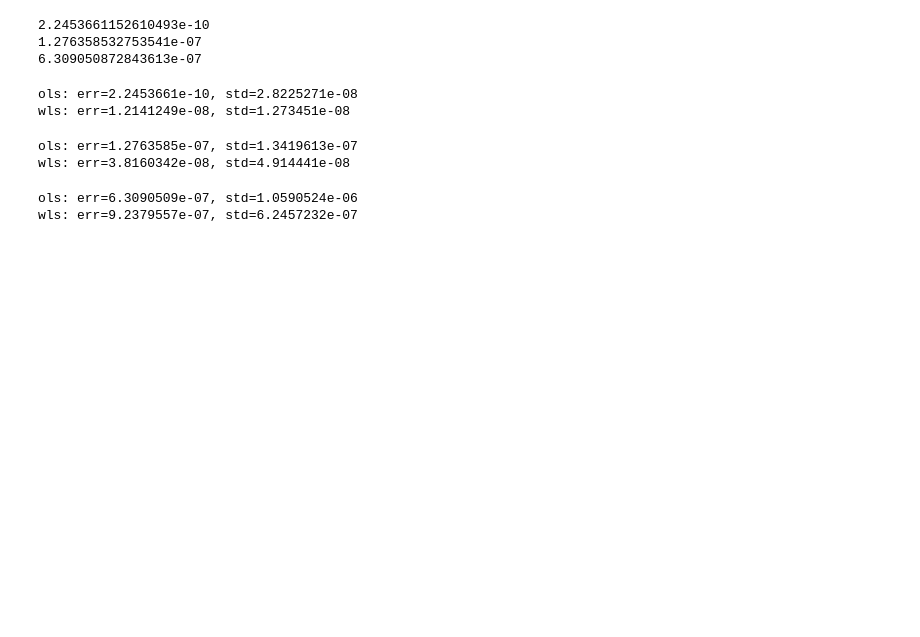
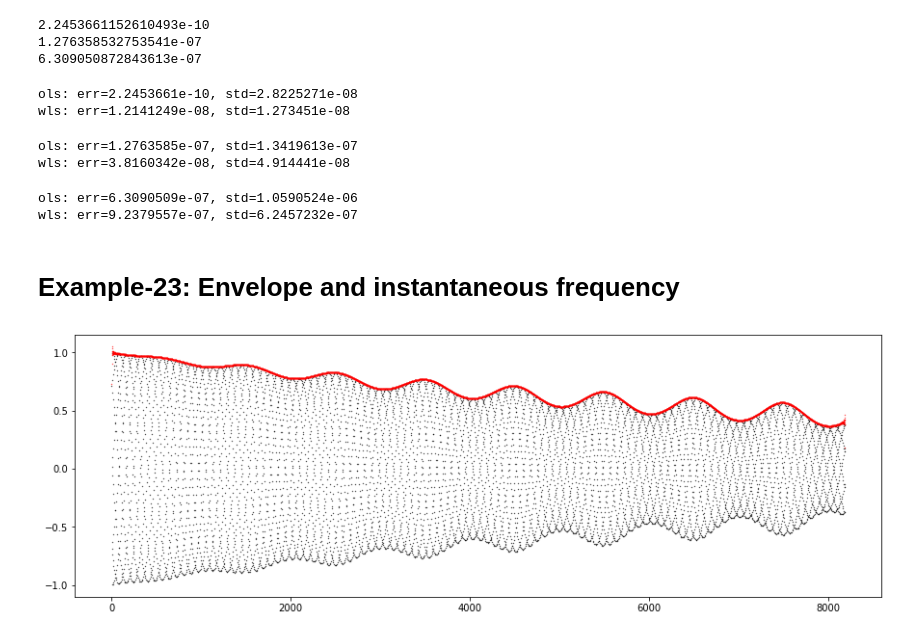
Before and after one commit to i-a-morozov/harmonica, a Jupyter notebook: nb_frequency.ipynb, the cells around one changed output. Saved outputs shown, nothing was run; the diff lists cells and outputs as text; code cells hidden in the pictures; blank space fills up the shorter version.

Commit message:
25_11_2021: frequency examples

```diff
--- a/nb_frequency.ipynb
+++ b/nb_frequency.ipynb
@@ -1691,3 +1691,5 @@ print(f'wls: err={abs(m_ref - wls3.params.item()):12.8}, std={wls3.bse.item():12
 # %% [output]
 ols: err=6.3090509e-07, std=1.0590524e-06
 wls: err=9.2379557e-07, std=6.2457232e-07
+# %% [markdown]
+# Example-23: Envelope and instantaneous frequency
@@ -1693,0 +1698,28 @@ wls: err=9.2379557e-07, std=6.2457232e-07
+# %%
+# Set test signal
+
+length = 8192
+dtype = torch.float64
+device = 'cpu'
+
+t = torch.linspace(1, length, length, dtype=dtype, device=device)
+s = torch.exp(-0.0001*t*(1 + 0.25*torch.cos(2*numpy.pi*0.001*t)))*torch.cos(2.0*numpy.pi*0.12345*t).unsqueeze(0)
+
+# Compute DHT
+dht = Frequency.dht(s)
+
+# Compute envelope
+envelope = dht.abs()
+
+# Compute instantaneous frequency
+# Note, length is reduced by one
+frequency = 1/(2.0*numpy.pi)*(dht[:, :-1]*dht[:, 1:].conj()).angle()
+# %%
+# Plot signal and envelope
+# Note, result is not accurate at both ends
+plt.figure(figsize=(15,5))
+plt.scatter(range(length), s[0].cpu().numpy(), c='black', s=0.1)
+plt.scatter(range(length), envelope[0].cpu().numpy(), c='red', s=0.1)
+plt.show()
+# %% [output]
+[figure, added]
```
Also changed, not shown: parts of 4 cells of this notebook.
